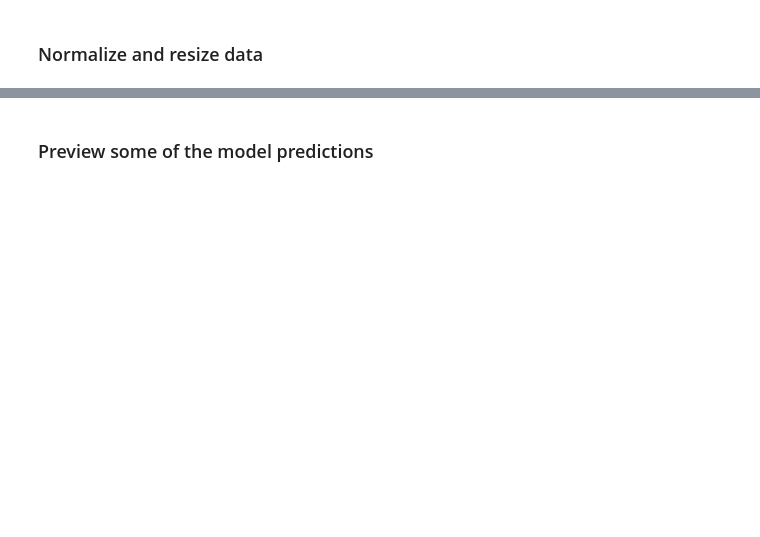
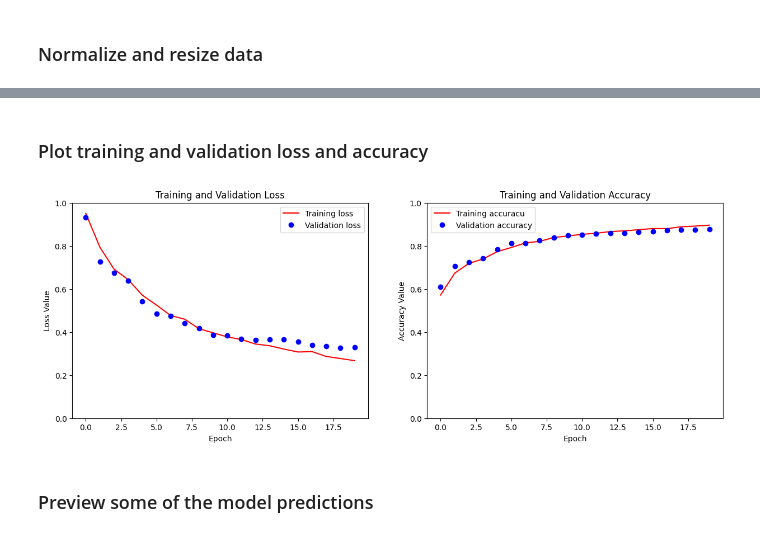
Before and after one commit to simonbonnefoy/unet-implementation, a Jupyter notebook: u-net.ipynb, the cells around one changed output, grey strips where cells are left out. Saved outputs shown, nothing was run; the diff lists cells and outputs as text; code cells hidden in the pictures; blank space fills up the shorter version.

Commit message:
added curves

```diff
--- a/u-net.ipynb
+++ b/u-net.ipynb
@@ -194,3 +243,37 @@ model.evaluate(test_batches)
+# %% [markdown]
+### Plot training and validation loss and accuracy
+# %%
+
+loss = model_history.history['loss']
+val_loss = model_history.history['val_loss']
+accuracy = model_history.history['accuracy']
+val_accuracy = model_history.history['val_accuracy']
+
+plt.figure(figsize=(15, 5))
+
+plt.subplot(1, 2, 1)
+
+plt.plot(model_history.epoch, loss, 'r', label='Training loss')
+plt.plot(model_history.epoch, val_loss, 'bo', label='Validation loss')
+plt.title('Training and Validation Loss')
+plt.xlabel('Epoch')
+plt.ylabel('Loss Value')
+plt.ylim([0, 1])
+plt.legend()
+
+plt.subplot(1, 2, 2)
+
+plt.plot(model_history.epoch, accuracy, 'r', label='Training accuracu')
+plt.plot(model_history.epoch, val_accuracy, 'bo', label='Validation accuracy')
+plt.title('Training and Validation Accuracy')
+plt.xlabel('Epoch')
+plt.ylabel('Accuracy Value')
+plt.ylim([0, 1])
+plt.legend()
+
+plt.show()
+# %% [output]
+[figure, added]
 # %% [markdown]
 ### Preview some of the model predictions
 # %%
```
Also changed, not shown: parts of 20 cells of this notebook.
